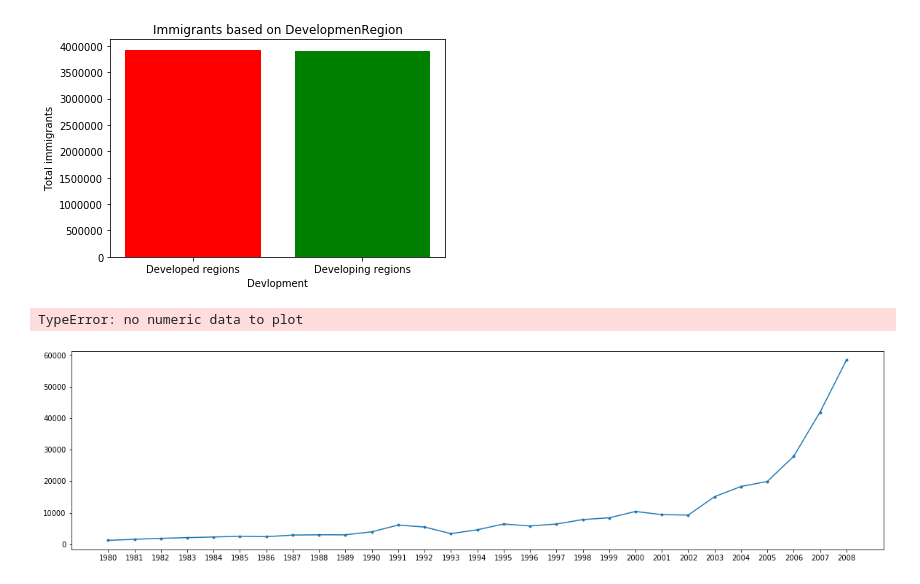
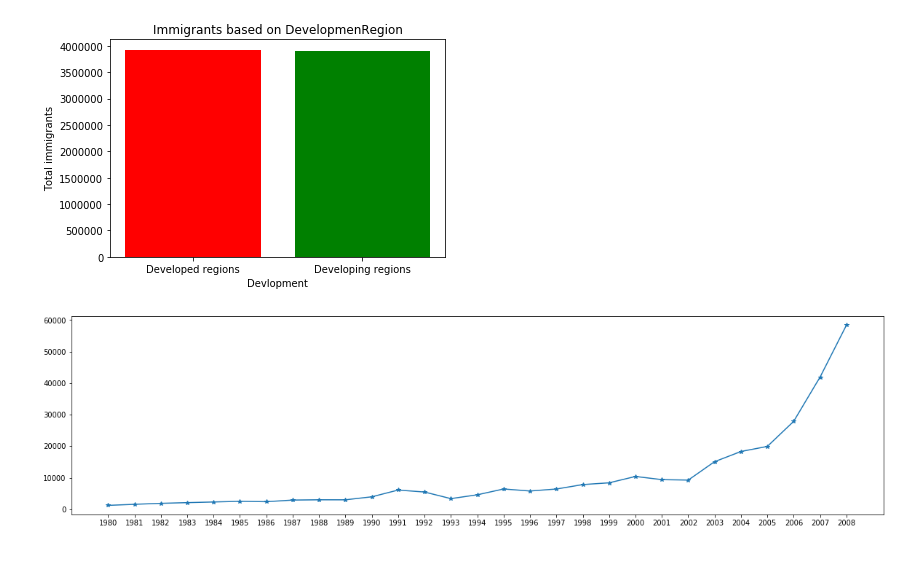
Before and after one commit to leangaurav/dsc_weekday_1, a Jupyter notebook: Assignments/shubham_k/sk_AustraliaImmigrantsMatplotlib.ipynb, the cells around one changed output. Cells and saved outputs as stored; diff of their text form; code cells hidden in the pictures.

```diff
--- a/Assignments/shubham_k/sk_AustraliaImmigrantsMatplotlib.ipynb
+++ b/Assignments/shubham_k/sk_AustraliaImmigrantsMatplotlib.ipynb
@@ -119,27 +119,13 @@ plt.show()
 [figure]
 # %%
 #Plot immigration trend for India using line plot
-df=Australia.Country=='India'
-df1=Australia[df].loc[:,'1980':'2009'].sum()
-df1.plot(kind='line')
-
-
-
-
-#t.figure()
-#.plot(kind='line',marker='*',figsize=(20,5))
+a = Australia.Country=='India'
+b = Australia[a].loc[:,'1980':'2008'].sum()
+b.plot(kind ='line', marker ='*',figsize=(20,5))
+plt.xticks(list(range(0, len(b))), list(range(1980,2009)))
 plt.show()
 # %% [output]
-TypeError: no numeric data to plot
+[figure, added]
-# %%
-a = Australia.Country=='India'
-b = Australia[a].loc[:,'1980':'2008'].sum()
-plt.figure(figsize=(20,5))
-b.plot(kind ='line', marker ='.')
-plt.xticks(list(range(0, len(b))), list(range(1980,2009)))
-plt.show()
-# %% [output]
-[figure, removed]
 # %%
 #Plot immigration Trend(year vs count) for the coutries with top 5 total immigrants. Use Line plot
 a = Australia.nlargest(5,'Total')
```
Also changed, not shown: parts of 3 cells of this notebook.
